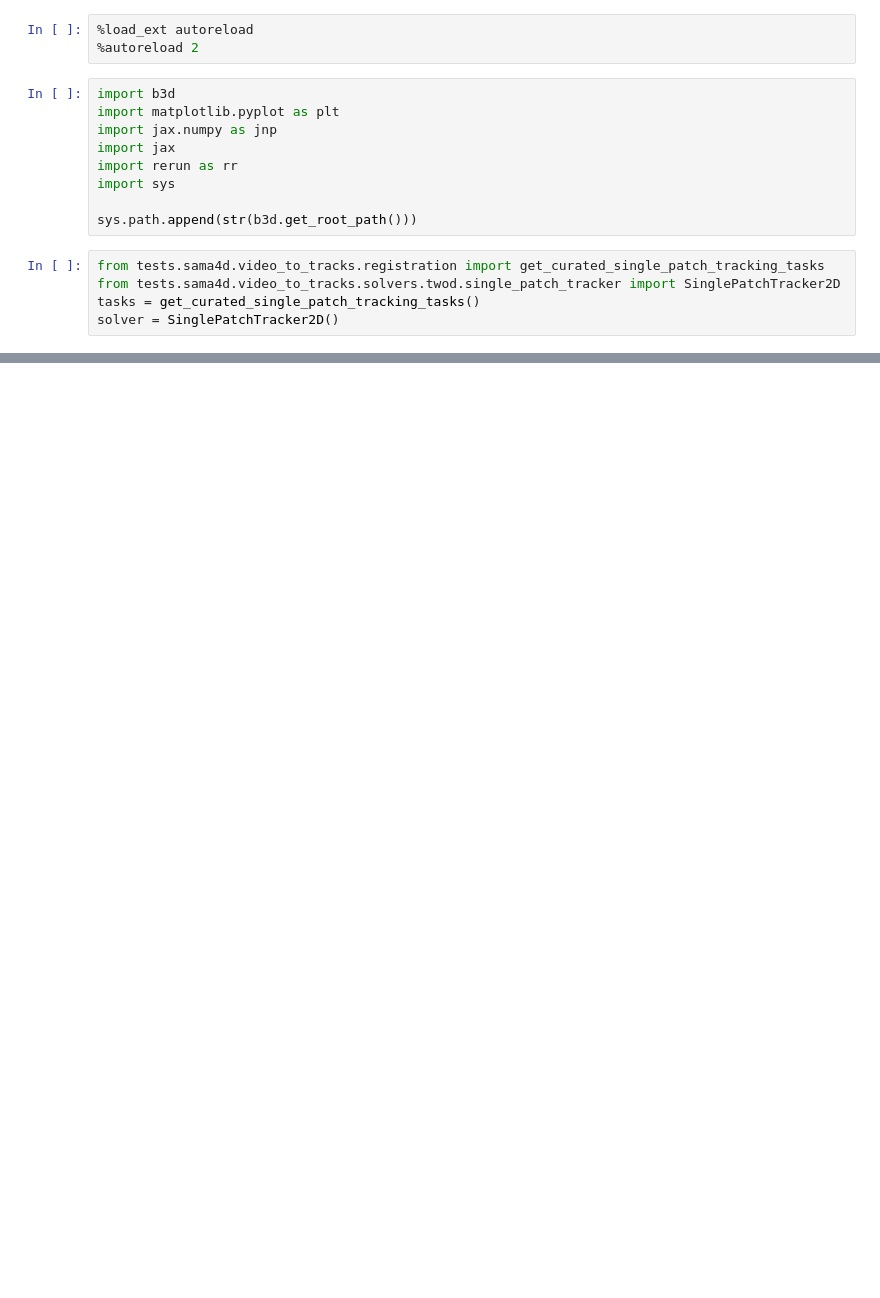
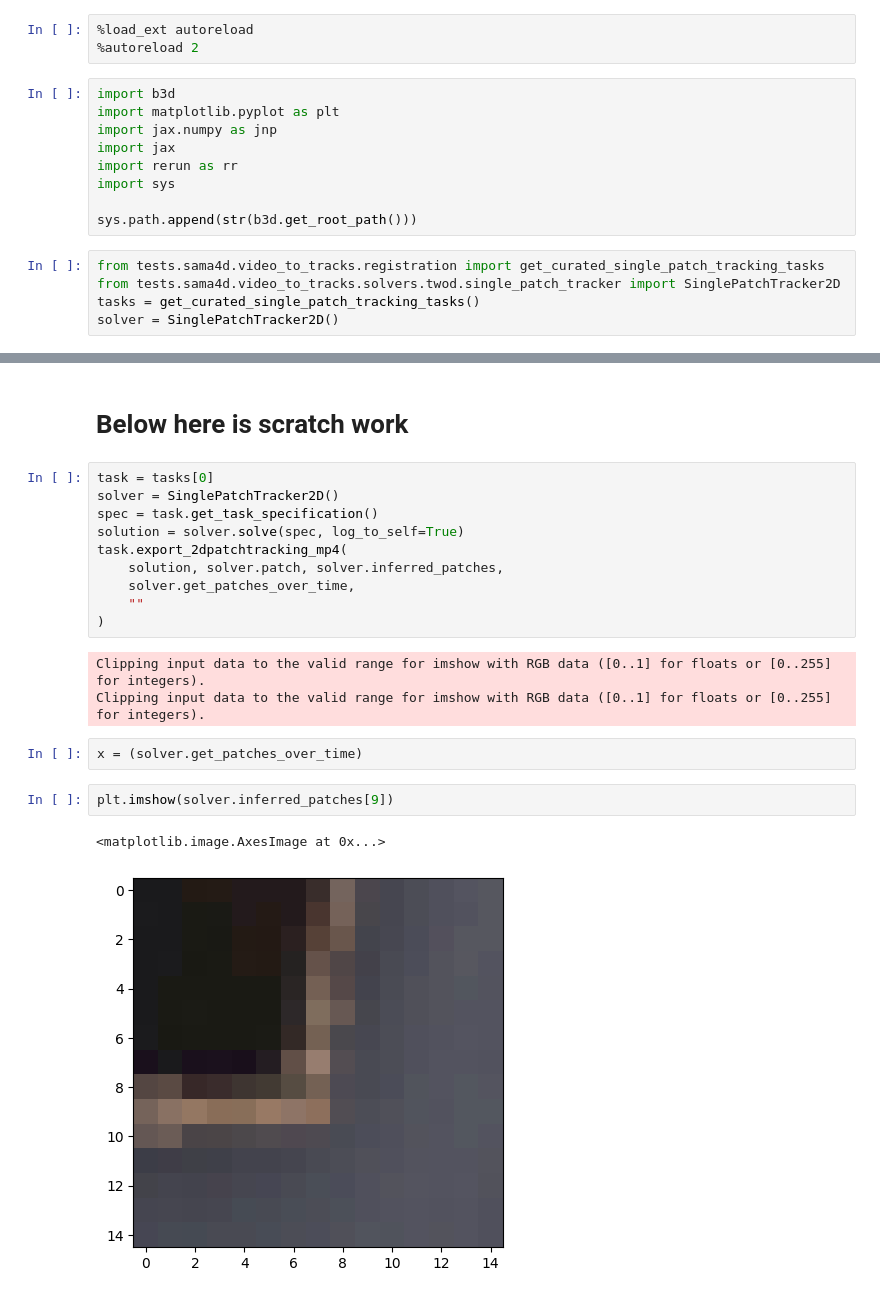
Before and after one commit to probcomp/b3d, a Jupyter notebook: notebooks/gm/03_single_patch_tracking_task.ipynb, the cells around one changed output, grey strips where cells are left out. Drawn from its saved outputs; the diff is of its cells as text; blank space fills up the shorter version.

Commit message:
first export of 2D patch tracking results

```diff
--- a/notebooks/gm/03_single_patch_tracking_task.ipynb
+++ b/notebooks/gm/03_single_patch_tracking_task.ipynb
@@ -46,0 +156,22 @@ Metrics: {'mean_distance_error': Array(0.46059856, dtype=float32), 'n_errors_abo
+# %% [markdown]
+# Below here is scratch work
+# %%
+task = tasks[0]
+solver = SinglePatchTracker2D()
+spec = task.get_task_specification()
+solution = solver.solve(spec, log_to_self=True)
+task.export_2dpatchtracking_mp4(
+    solution, solver.patch, solver.inferred_patches,
+    solver.get_patches_over_time,
+    ""
+)
+# %% [output]
+Clipping input data to the valid range for imshow with RGB data ([0..1] for floats or [0..255] for integers).
+Clipping input data to the valid range for imshow with RGB data ([0..1] for floats or [0..255] for integers).
+# %%
+x = (solver.get_patches_over_time)
+# %%
+plt.imshow(solver.inferred_patches[9])
+# %% [output]
+<matplotlib.image.AxesImage at 0x...>
+[figure, added]
```
Also changed, not shown: parts of 5 cells of this notebook, 3 other files.
